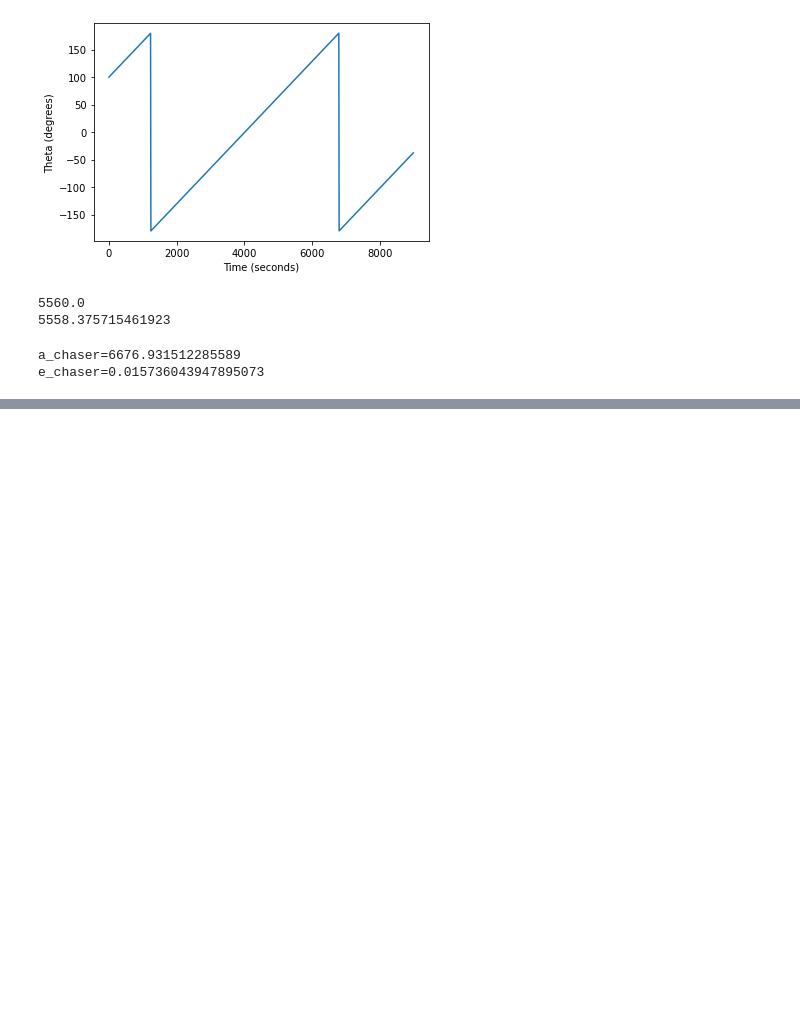
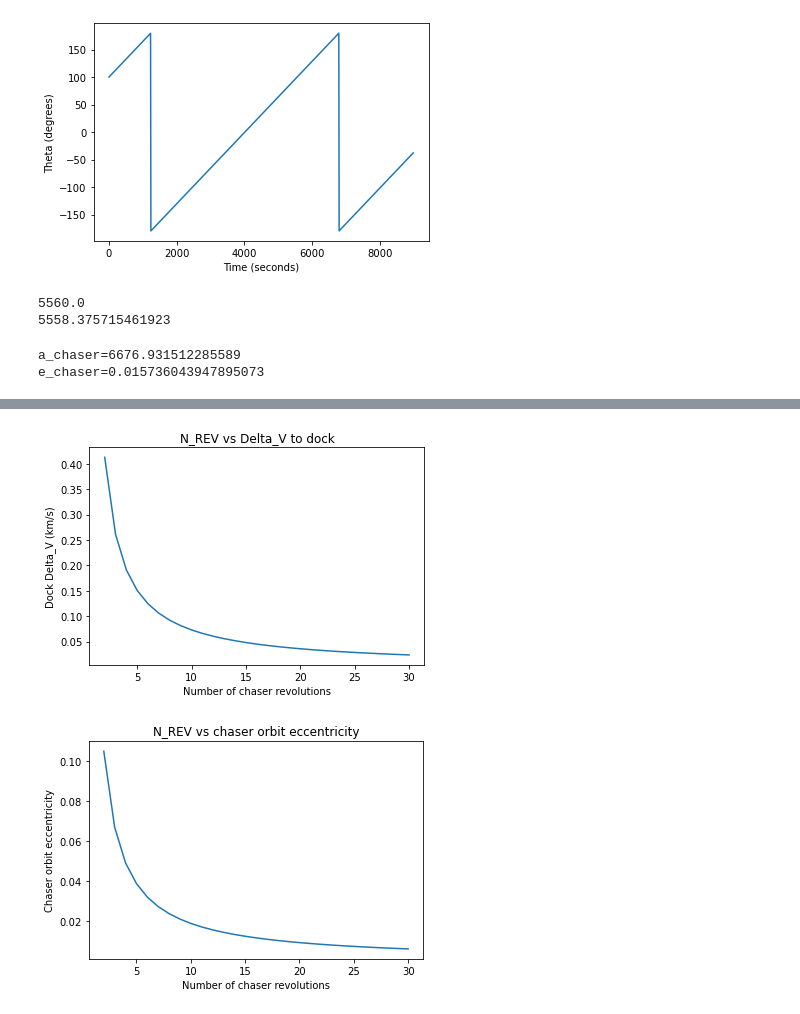
Before and after one commit to guipenedo/mission-analysis-assignment, a Jupyter notebook: exercise_3.ipynb, the cells around one changed output, grey strips where cells are left out. Saved outputs shown, nothing was run; the diff lists cells and outputs as text; code cells hidden in the pictures; blank space fills up the shorter version.

```diff
--- a/exercise_3.ipynb
+++ b/exercise_3.ipynb
@@ -81,0 +105,30 @@ e_chaser=0.015736043947895073
+# %%
+# 3.c
+N_REVS = list(range(2, 30 + 1))
+
+delta_vs = []
+es_chaser = []
+for N_REV in N_REVS:
+    # calculate a and e
+    a_chaser = np.power(1 - D_THETA / (2 * np.pi * N_REV), 2/3) * R_ISS
+    es_chaser.append(R_ISS / a_chaser - 1)
+
+    # calculate velocity at apogee
+    v_abs_c = np.sqrt(G_EARTH * (2/R_ISS - 1/a_chaser))
+
+    delta_vs.append(np.abs(V_ISS - v_abs_c))
+
+plt.plot(N_REVS, delta_vs)
+plt.title("N_REV vs Delta_V to dock")
+plt.xlabel("Number of chaser revolutions")
+plt.ylabel("Dock Delta_V (km/s)")
+plt.show()
+
+plt.plot(N_REVS, es_chaser)
+plt.title("N_REV vs chaser orbit eccentricity")
+plt.xlabel("Number of chaser revolutions")
+plt.ylabel("Chaser orbit eccentricity")
+plt.show()
+# %% [output]
+[figure, added]
+[figure, added]
```
Also changed, not shown: parts of 7 cells of this notebook, 5 other files.
